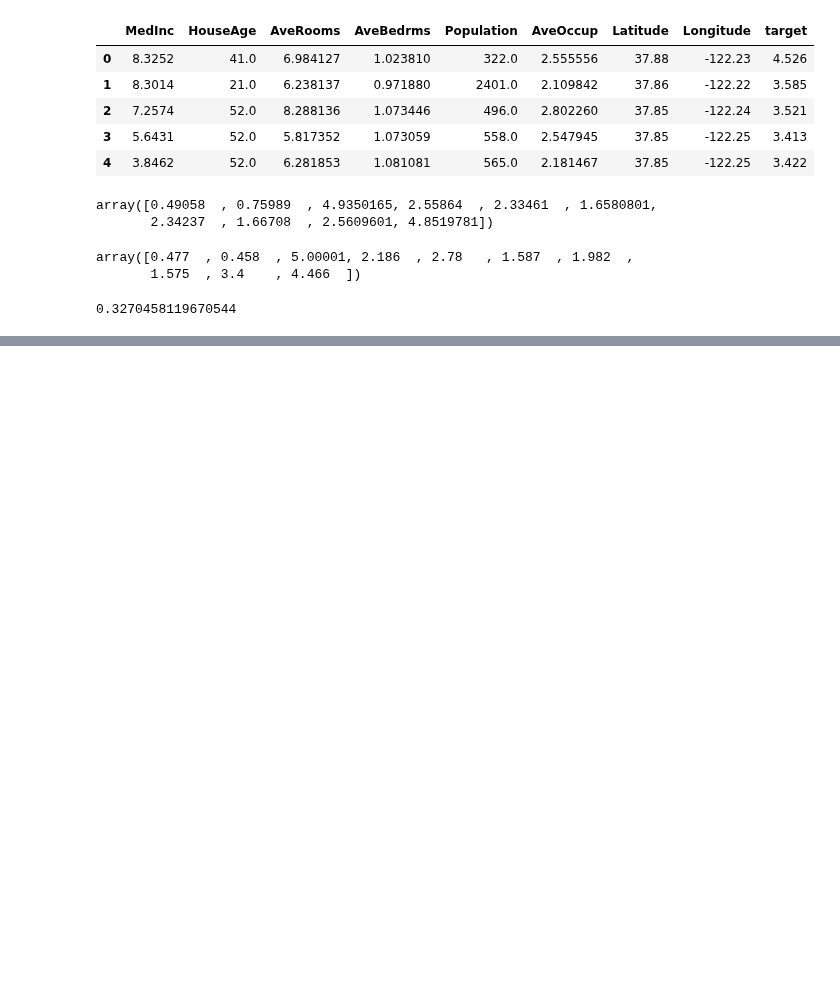
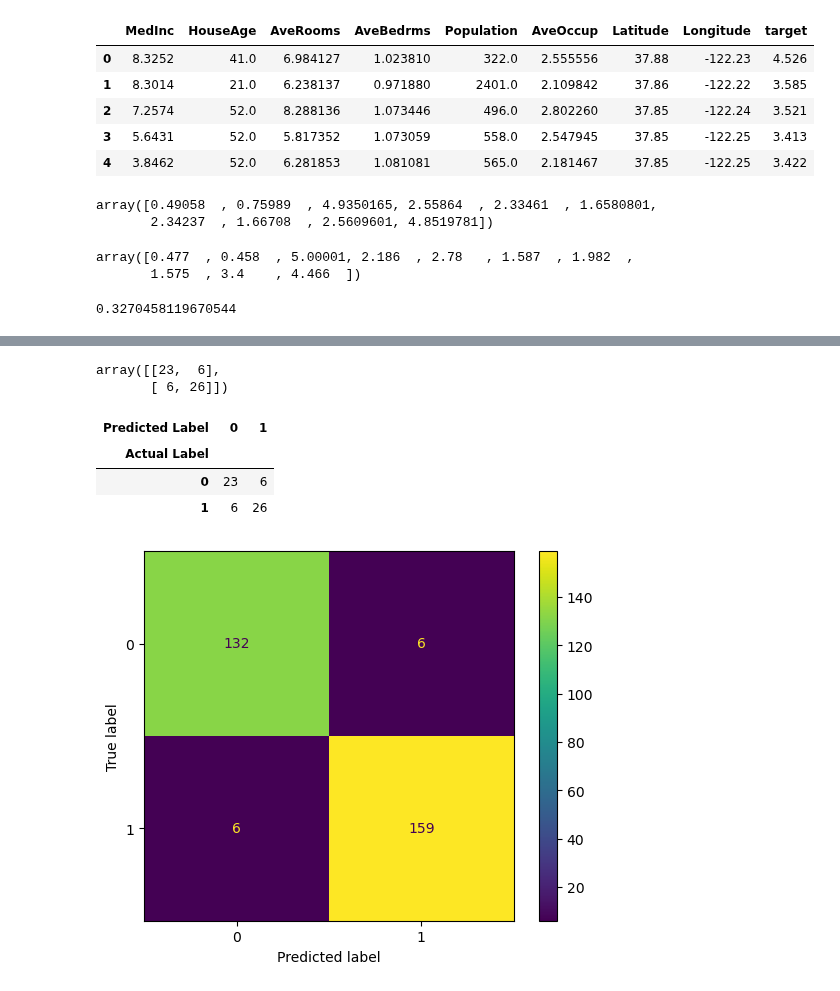
Before and after one commit to rickygrosvenor-pramanick/learn-ml, a Jupyter notebook: sklearn/introduction-to-sklearn.ipynb, the cells around one changed output, grey strips where cells are left out. Cells and saved outputs as stored; diff of their text form; code cells hidden in the pictures; blank space fills up the shorter version.

```diff
--- a/sklearn/introduction-to-sklearn.ipynb
+++ b/sklearn/introduction-to-sklearn.ipynb
@@ -888,0 +997,11 @@ mean_absolute_error(y_test, y_preds)
+# %%
+from sklearn.model_selection import cross_val_score
+from sklearn.ensemble import RandomForestClassifier
+
+np.random.seed(42)
+
+X = heart_disease.drop("target", axis=1)
+y = heart_disease["target"]
+
+clf = RandomForestClassifier(n_estimators=100)
+cross_val_score = cross_val_score(clf, X, y, cv=5)
@@ -888,0 +1116,25 @@ mean_absolute_error(y_test, y_preds)
+# %%
+from sklearn.metrics import confusion_matrix
+
+y_preds = clf.predict(X_test)
+
+confusion_matrix(y_test, y_preds)
+# %% [output]
+array([[23,  6],
+       [ 6, 26]])
+# %%
+pd.crosstab(y_test,
+            y_preds,
+            rownames=["Actual Label"],
+            colnames=["Predicted Label"])
+# %% [output]
+| Predicted Label | 0 | 1 |
+| Actual Label |  |  |
+| 0 | 23 | 6 |
+| 1 | 6 | 26 |
+# %%
+from sklearn.metrics import ConfusionMatrixDisplay
+
+ConfusionMatrixDisplay.from_estimator(estimator=clf, X=X, y=y);
+# %% [output]
+[figure, added]
```
Also changed, not shown: parts of 32 cells of this notebook.
